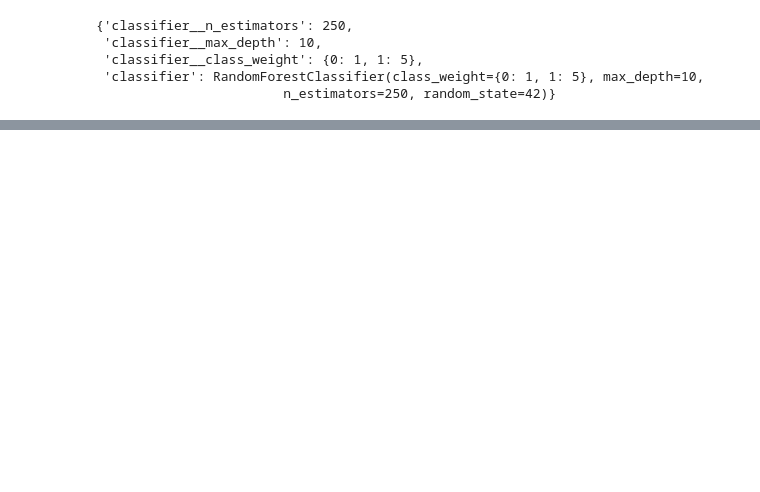
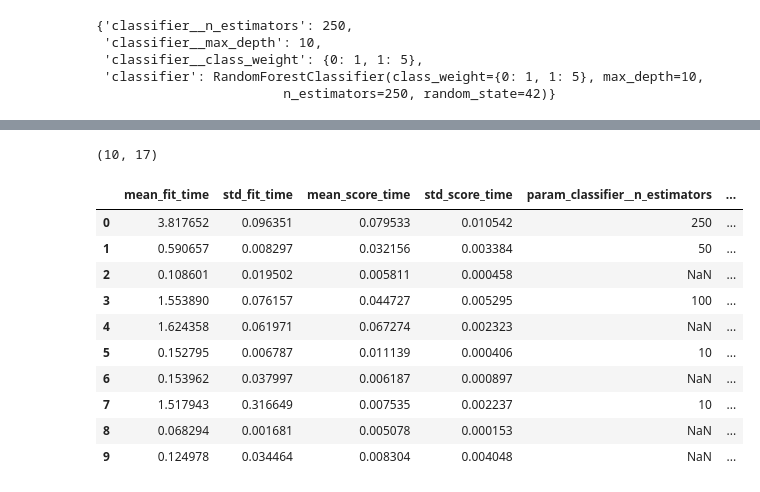
Before and after one commit to regispires/aulas-machine-learning-2022, a Jupyter notebook: 09-GridSearchCV com multiplos algoritmos.ipynb, the cells around one changed output, grey strips where cells are left out. Cells and saved outputs as stored; diff of their text form; code cells hidden in the pictures; blank space fills up the shorter version.

```diff
--- a/09-GridSearchCV com multiplos algoritmos.ipynb
+++ b/09-GridSearchCV com multiplos algoritmos.ipynb
@@ -245,0 +281,19 @@ ROC AUC Score: 0.9833185003893647
+# %%
+df_results_rs = pd.DataFrame(rs.cv_results_)
+df_results_rs.shape
+# %% [output]
+(10, 17)
+# %%
+df_results_rs
+# %% [output]
+|  | mean_fit_time | std_fit_time | mean_score_time | std_score_time | param_classifier__n_estimators | ... |
+| 0 | 3.817652 | 0.096351 | 0.079533 | 0.010542 | 250 | ... |
+| 1 | 0.590657 | 0.008297 | 0.032156 | 0.003384 | 50 | ... |
+| 2 | 0.108601 | 0.019502 | 0.005811 | 0.000458 | NaN | ... |
+| 3 | 1.553890 | 0.076157 | 0.044727 | 0.005295 | 100 | ... |
+| 4 | 1.624358 | 0.061971 | 0.067274 | 0.002323 | NaN | ... |
+| 5 | 0.152795 | 0.006787 | 0.011139 | 0.000406 | 10 | ... |
+| 6 | 0.153962 | 0.037997 | 0.006187 | 0.000897 | NaN | ... |
+| 7 | 1.517943 | 0.316649 | 0.007535 | 0.002237 | 10 | ... |
+| 8 | 0.068294 | 0.001681 | 0.005078 | 0.000153 | NaN | ... |
+| 9 | 0.124978 | 0.034464 | 0.008304 | 0.004048 | NaN | ... |
```
Also changed, not shown: parts of 20 cells of this notebook, 1 other file.
